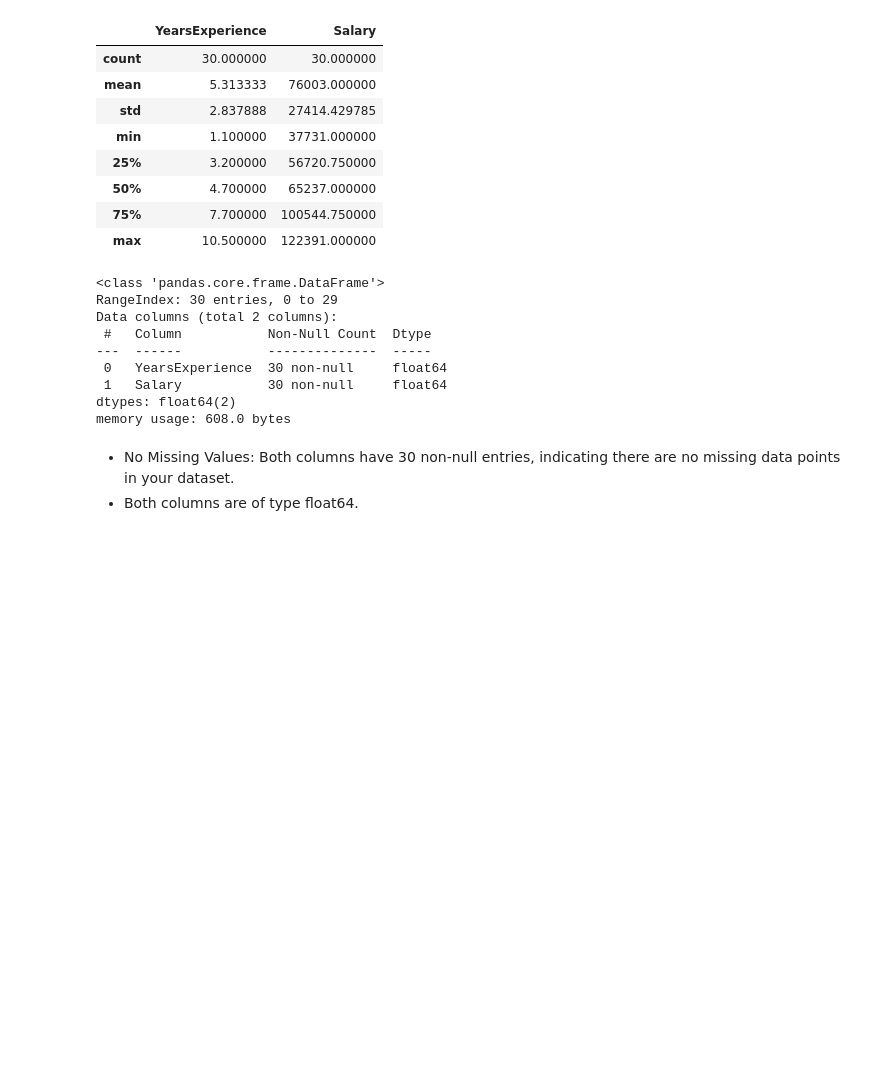
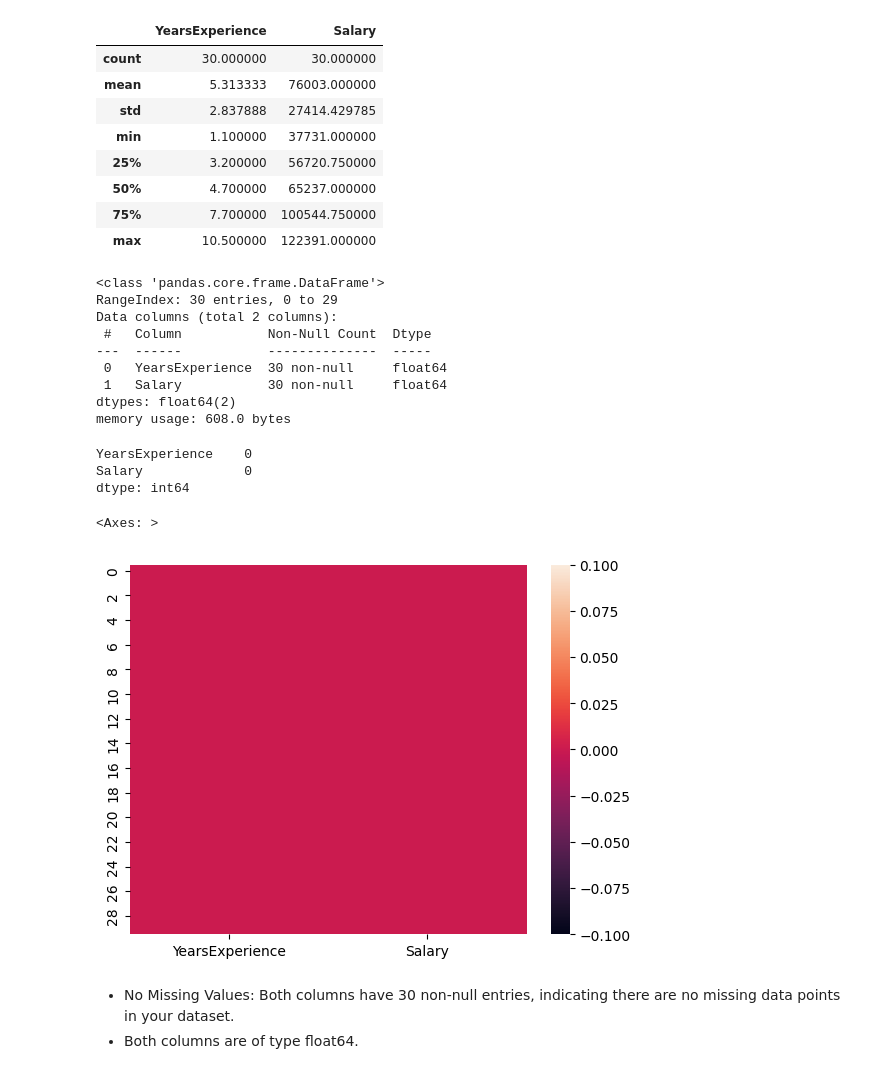
Before and after one commit to kamlesh-IY9/Fxis-ai---Task, a Jupyter notebook: Linear Regression/Salary Prediction Linear Regression.ipynb, the cells around one changed output. Cells and saved outputs as stored; diff of their text form; code cells hidden in the pictures; blank space fills up the shorter version.

```diff
--- a/Linear Regression/Salary Prediction Linear Regression.ipynb
+++ b/Linear Regression/Salary Prediction Linear Regression.ipynb
@@ -49,6 +49,17 @@ Data columns (total 2 columns):
  1   Salary           30 non-null     float64
 dtypes: float64(2)
 memory usage: 608.0 bytes
+# %%
+df.isnull().sum()
+# %% [output]
+YearsExperience    0
+Salary             0
+dtype: int64
+# %%
+sns.heatmap(df.isnull())
+# %% [output]
+<Axes: >
+[figure, added]
 # %% [markdown]
 - No Missing Values: Both columns have 30 non-null entries, indicating there are no missing data points in your dataset.
 - Both columns are of type float64.
```
